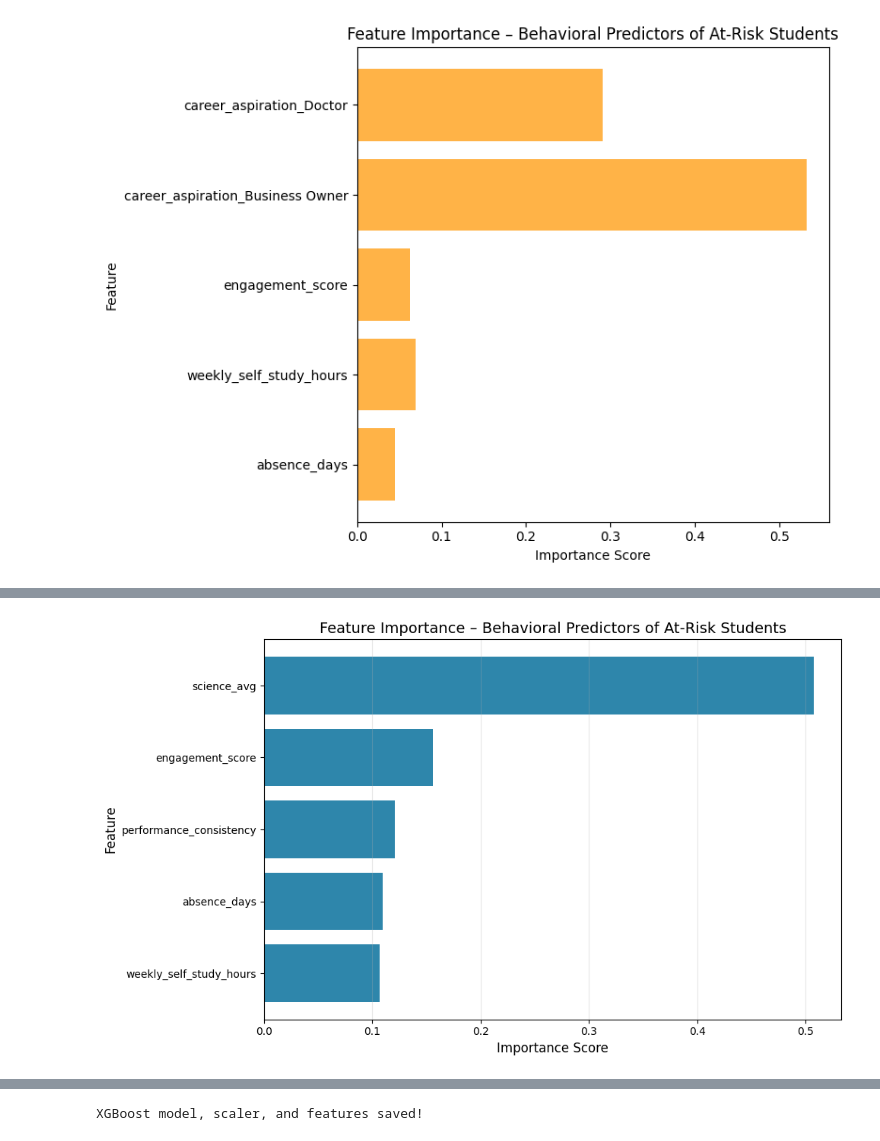
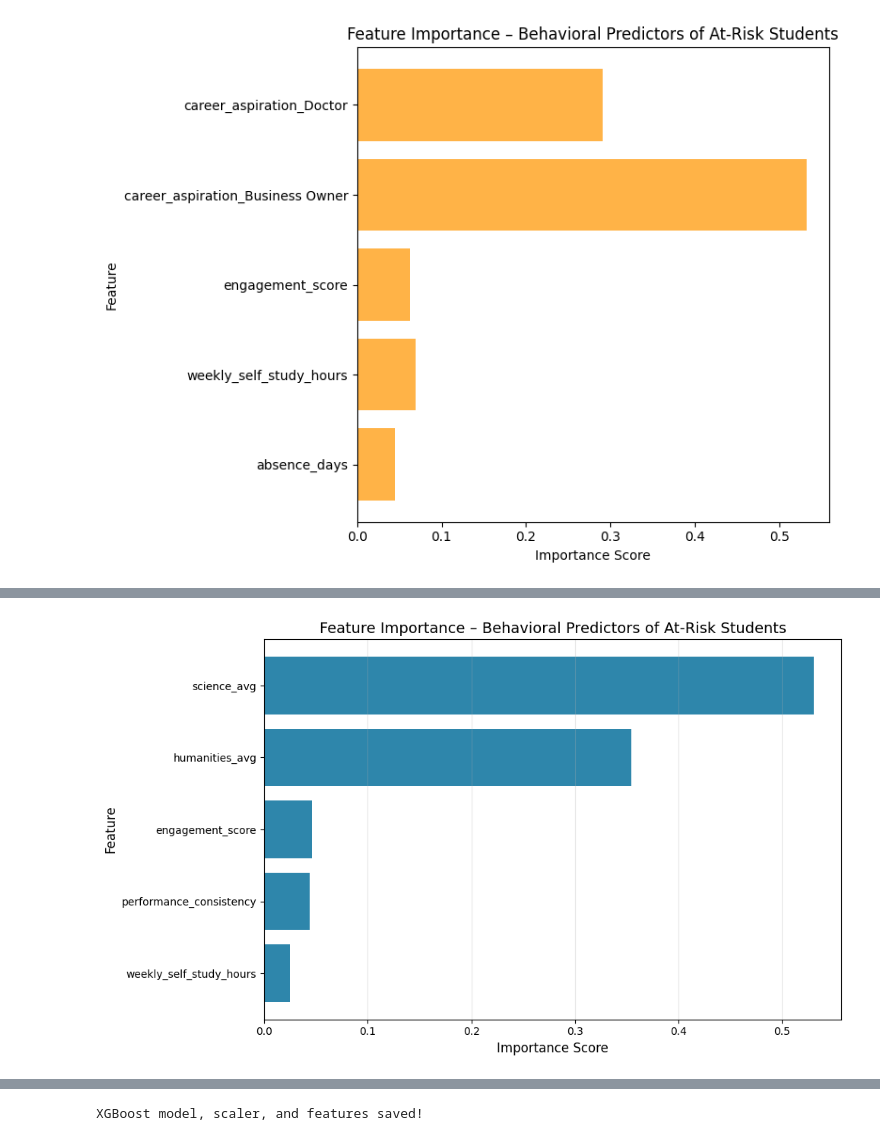
Before and after one commit to Bee-sus/5011-BIg-Data-Programming-Project, a Jupyter notebook: SVM_XG_Boost.ipynb, the cells around one changed output, grey strips where cells are left out. Cells and saved outputs as stored; diff of their text form; code cells hidden in the pictures.

Commit message:
Update preprocessed data notebook

```diff
--- a/SVM_XG_Boost.ipynb
+++ b/SVM_XG_Boost.ipynb
@@ -369,7 +371,7 @@ Classification Report:
 weighted avg       0.63      0.63      0.63       400
 [figure]
 # %%
-# IMPROVED XGBoost – Predict At-Risk Students
+# ================= IMPROVED XGBoost – Predict At-Risk Students (Balanced & Probabilistic) =================
 
 import pandas as pd
 import matplotlib.pyplot as plt
@@ -379,47 +381,47 @@ from sklearn.metrics import classification_report, accuracy_score, confusion_mat
 from xgboost import XGBClassifier
 import numpy as np
 
-# Load dataset
+# ---------------- Load dataset ----------------
 df = pd.read_csv("student_scores_selected_features.csv")
 
-# Better target definition - use lower threshold for true at-risk students
-threshold = df['average_score'].quantile(0.3)  # Bottom 30% as at-risk
-df['risk_label'] = (df['average_score'] < threshold).astype(int)  # 1 = At Risk
-
+# ---------------- Define risk target ----------------
+# Bottom 20% or below 60 considered At Risk
+threshold = max(60, df['average_score'].quantile(0.2))
+df['risk_label'] = (df['average_score'] < threshold).astype(int)
 print(f"Target distribution: {df['risk_label'].value_counts()}")
 
-# Select ONLY TRUE behavioral predictors (not academic scores)
+# ---------------- Select behavioral features ----------------
 features = [
     'science_avg',
-    'weekly_self_study_hours',
+    'humanities_avg',
     'engagement_score',
     'performance_consistency',
-    'absence_days',
-    'average_score'
+    'weekly_self_study_hours'
 ]
 
-# Include only behavioral features (REMOVED 'score' from keywords)
-additional_features = [c for c in df.columns if any(keyword in c.lower() for keyword in
-                        ['participation', 'online', 'activity', 'behavior', 'attendance'])]  # Removed 'score'
-features.extend(additional_features)
+# Include other behavioral/activity features (attendance, participation, online activity)
+behavioral_features = [c for c in df.columns if any(
+    keyword in c.lower() for keyword in ['participation', 'online', 'activity', 'behavior', 'attendance']
+)]
+features.extend(behavioral_features)
 
-# Remove duplicates and target-related columns
+# Remove duplicates and ensure columns exist
 features = list(set(features))
-features = [f for f in features if f != 'average_score' and f in df.columns]
+features = [f for f in features if f in df.columns]
 
 print(f"Using TRUE behavioral features: {features}")
 
+# ---------------- Prepare data ----------------
 X = df[features].copy()
 y = df['risk_label']
 
-# Handle categorical data
+# One-hot encode categorical variables
 X = pd.get_dummies(X, drop_first=True)
 
-# Check for missing values and fill them
-if X.isnull().sum().sum() > 0:
-    X = X.fillna(X.mean())
+# Fill missing values
+X = X.fillna(X.mean())
 
-# Split data with stratification
+# Split with stratification
 X_train, X_test, y_train, y_test = train_test_split(
     X, y, test_size=0.2, random_state=42, stratify=y
 )
@@ -429,40 +431,44 @@ scaler = StandardScaler()
 X_train_scaled = scaler.fit_transform(X_train)
 X_test_scaled = scaler.transform(X_test)
 
-# Improved XGBoost with better parameters
-print("\n=== ⚡ IMPROVED XGBoost – Predict At-Risk Students ===")
+# ---------------- Train XGBoost ----------------
+# Reduced pos_weight to prevent over-sensitivity
+pos_weight = 2
+
 xgb = XGBClassifier(
-    n_estimators=200,           # Reduced for better generalization
-    learning_rate=0.1,          # Increased learning rate
-    max_depth=4,                # Reduced depth to prevent overfitting
+    n_estimators=200,
+    learning_rate=0.1,
+    max_depth=4,
     random_state=42,
     eval_metric='logloss',
-    subsample=0.9,              # Increased subsample
-    colsample_bytree=0.9,       # Increased column sample
-    reg_alpha=0.1,              # Added L1 regularization
-    reg_lambda=0.1,             # Added L2 regularization
+    subsample=0.9,
+    colsample_bytree=0.9,
+    reg_alpha=0.1,
+    reg_lambda=0.1,
+    scale_pos_weight=pos_weight,   # balance At-Risk class
+    use_label_encoder=False
 )
 
 xgb.fit(X_train_scaled, y_train)
+
+# ---------------- Predictions & Probabilities ----------------
 y_pred = xgb.predict(X_test_scaled)
+y_pred_proba = xgb.predict_proba(X_test_scaled)[:, 1]  # probability of At Risk
 
-# Evaluate
+# ---------------- Evaluation ----------------
 accuracy = accuracy_score(y_test, y_pred)
-print(f"Accuracy: {accuracy:.4f}\n")
+print(f"\nAccuracy: {accuracy:.4f}\n")
 
 print("Classification Report:")
 print(classification_report(y_test, y_pred, target_names=["Not At Risk", "At Risk"]))
 
-# Confusion Matrix
 cm = confusion_matrix(y_test, y_pred)
-print("Confusion Matrix:")
-print(cm)
+print("Confusion Matrix:\n", cm)
 
-# Feature Importance with better visualization
+# ---------------- Feature Importance ----------------
 importances = xgb.feature_importances_
 features_list = X.columns
 
-# Sort features by importance
 feature_importance_df = pd.DataFrame({
     'feature': features_list,
     'importance': importances
@@ -477,7 +483,7 @@ plt.grid(axis='x', alpha=0.3)
 plt.tight_layout()
 plt.show()
 
-# Print top features
+# Top 5 features
 print("\nTop 5 Most Important Features:")
 print(feature_importance_df.tail(5))
 # %% [output]
@@ -501 +510 @@ Confusion Matrix:
-[figure, old version]
+[figure, new version]
```
Also changed, not shown: parts of 5 cells of this notebook, 18 other files.
